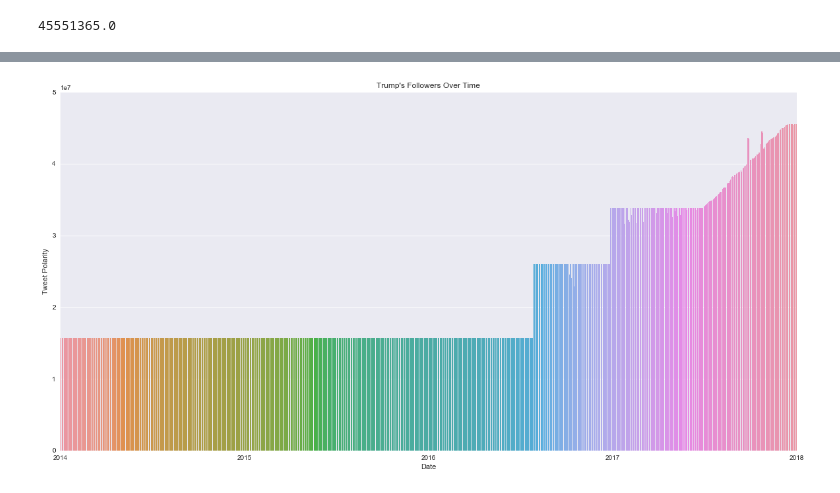
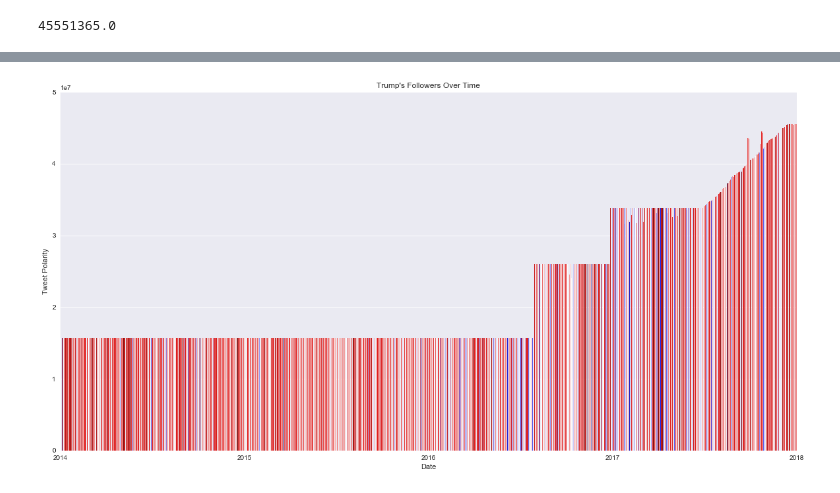
Before and after one commit to TEAbraham/Project-1, a Jupyter notebook: Data/Thomas Abraham.ipynb, the cells around one changed output, grey strips where cells are left out. Cells and saved outputs as stored; diff of their text form; code cells hidden in the pictures.

```diff
--- a/Data/Thomas Abraham.ipynb
+++ b/Data/Thomas Abraham.ipynb
@@ -59,0 +61,13 @@ plt.show()
+# %%
+x = ['2013','2014','2015','2016','2017','2018']
+
+sns.set(rc={'figure.figsize':(20,10)})
+g=sns.barplot(x=trump_tweet.Date, y=trump_tweet['Avg_Compound'], palette=mpl.cm.ScalarMappable(cmap='RdYlGn').to_rgba(trump_tweet['Avg_Compound']))
+
+g.xaxis.set_major_locator(ticker.MultipleLocator(359))
+g.xaxis.set_major_formatter(ticker.FixedFormatter(x))
+
+plt.title(f"Trump's Polarity Over Time")
+plt.ylabel("Tweet Polarity")
+plt.ylim(-1,1)
+plt.show()
@@ -60,15 +76,15 @@ plt.show()
 # %%
 x = ['2013','2014','2015','2016','2017','2018']
 
 sns.set(rc={'figure.figsize':(20,10)})
-g=sns.barplot(x=trump_tweet.Date, y=trump_tweet.Avg_Followers)
+g=sns.barplot(x=trump_tweet.Date, y=trump_tweet.Avg_Followers, palette=mpl.cm.ScalarMappable(cmap='seismic').to_rgba(trump_tweet['Avg_Compound']))
 
 g.xaxis.set_major_locator(ticker.MultipleLocator(359))
 g.xaxis.set_major_formatter(ticker.FixedFormatter(x))
 
 plt.title(f"Trump's Followers Over Time")
 plt.ylabel("Tweet Polarity")
 plt.ylim(0,50000000)
 plt.show()
 # %% [output]
-[figure, old version]
+[figure, new version]
```
Also changed, not shown: parts of 3 cells of this notebook.
